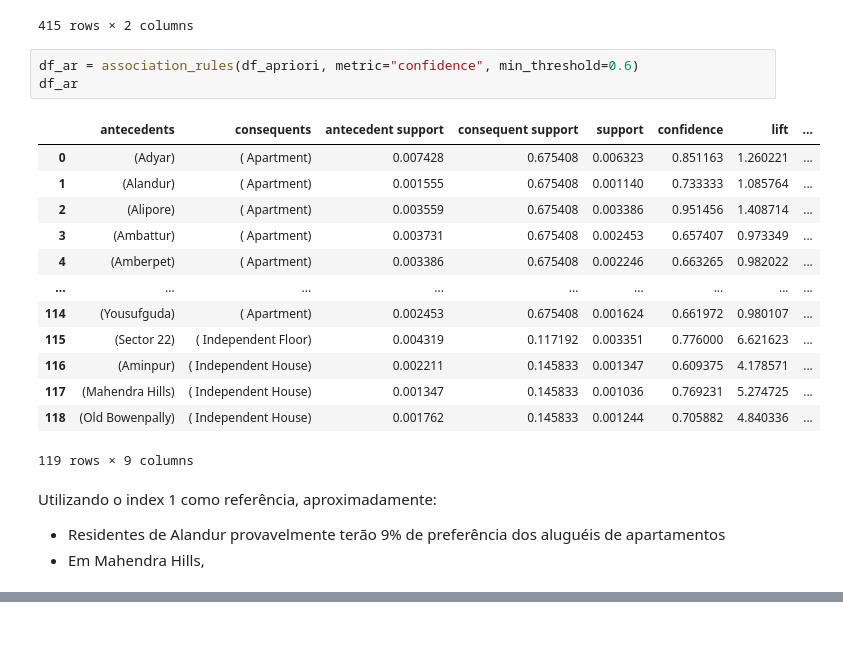
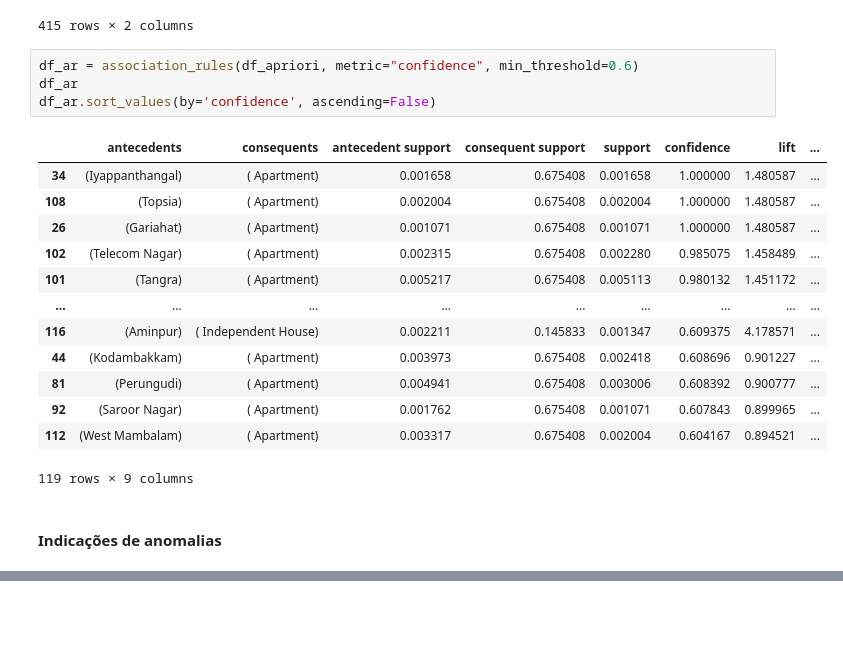
Before and after one commit to Felipanjos/a3_big_data_2022.2-, a Jupyter notebook: notebook.ipynb, the cells around one changed output, grey strips where cells are left out. Drawn from its saved outputs; the diff is of its cells as text.

Commit message:
feature: indicação de anomalias

```diff
--- a/notebook.ipynb
+++ b/notebook.ipynb
@@ -363,22 +363,20 @@ df_apriori
 # %%
 df_ar = association_rules(df_apriori, metric="confidence", min_threshold=0.6)
 df_ar
+df_ar.sort_values(by='confidence', ascending=False)
 # %% [output]
 |  | antecedents | consequents | antecedent support | consequent support | support | confidence | lift | ... |
-| 0 | (Adyar) | ( Apartment) | 0.007428 | 0.675408 | 0.006323 | 0.851163 | 1.260221 | ... |
-| 1 | (Alandur) | ( Apartment) | 0.001555 | 0.675408 | 0.001140 | 0.733333 | 1.085764 | ... |
-| 2 | (Alipore) | ( Apartment) | 0.003559 | 0.675408 | 0.003386 | 0.951456 | 1.408714 | ... |
-| 3 | (Ambattur) | ( Apartment) | 0.003731 | 0.675408 | 0.002453 | 0.657407 | 0.973349 | ... |
-| 4 | (Amberpet) | ( Apartment) | 0.003386 | 0.675408 | 0.002246 | 0.663265 | 0.982022 | ... |
+| 34 | (Iyappanthangal) | ( Apartment) | 0.001658 | 0.675408 | 0.001658 | 1.000000 | 1.480587 | ... |
+| 108 | (Topsia) | ( Apartment) | 0.002004 | 0.675408 | 0.002004 | 1.000000 | 1.480587 | ... |
+| 26 | (Gariahat) | ( Apartment) | 0.001071 | 0.675408 | 0.001071 | 1.000000 | 1.480587 | ... |
+| 102 | (Telecom Nagar) | ( Apartment) | 0.002315 | 0.675408 | 0.002280 | 0.985075 | 1.458489 | ... |
+| 101 | (Tangra) | ( Apartment) | 0.005217 | 0.675408 | 0.005113 | 0.980132 | 1.451172 | ... |
 | ... | ... | ... | ... | ... | ... | ... | ... | ... |
-| 114 | (Yousufguda) | ( Apartment) | 0.002453 | 0.675408 | 0.001624 | 0.661972 | 0.980107 | ... |
-| 115 | (Sector 22) | ( Independent Floor) | 0.004319 | 0.117192 | 0.003351 | 0.776000 | 6.621623 | ... |
 | 116 | (Aminpur) | ( Independent House) | 0.002211 | 0.145833 | 0.001347 | 0.609375 | 4.178571 | ... |
-| 117 | (Mahendra Hills) | ( Independent House) | 0.001347 | 0.145833 | 0.001036 | 0.769231 | 5.274725 | ... |
-| 118 | (Old Bowenpally) | ( Independent House) | 0.001762 | 0.145833 | 0.001244 | 0.705882 | 4.840336 | ... |
+| 44 | (Kodambakkam) | ( Apartment) | 0.003973 | 0.675408 | 0.002418 | 0.608696 | 0.901227 | ... |
+| 81 | (Perungudi) | ( Apartment) | 0.004941 | 0.675408 | 0.003006 | 0.608392 | 0.900777 | ... |
+| 92 | (Saroor Nagar) | ( Apartment) | 0.001762 | 0.675408 | 0.001071 | 0.607843 | 0.899965 | ... |
+| 112 | (West Mambalam) | ( Apartment) | 0.003317 | 0.675408 | 0.002004 | 0.604167 | 0.894521 | ... |
 119 rows × 9 columns
-# %% [markdown]
-Utilizando o index 1 como referência, aproximadamente:
-
-* Residentes de Alandur provavelmente terão 9% de preferência dos aluguéis de apartamentos
-* Em Mahendra Hills,
+# %% [markdown]
+#### Indicações de anomalias
```
Also changed, not shown: parts of 1 cell of this notebook.
